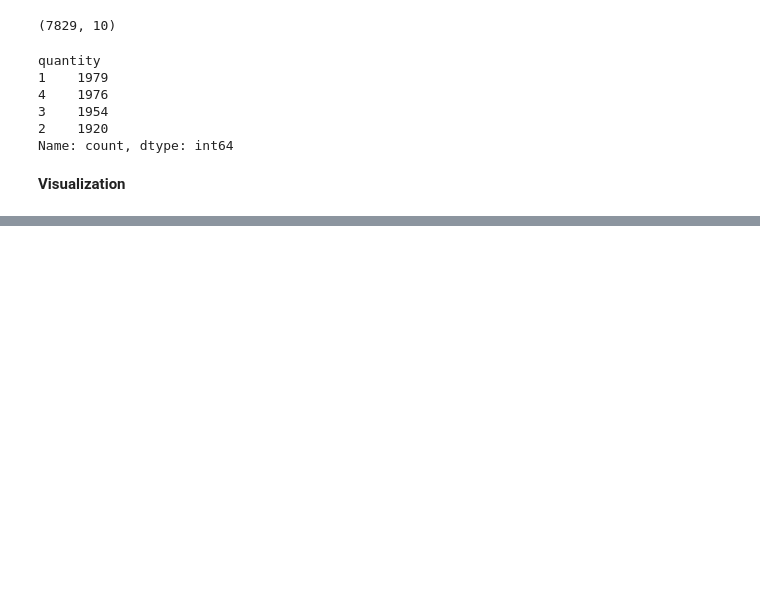
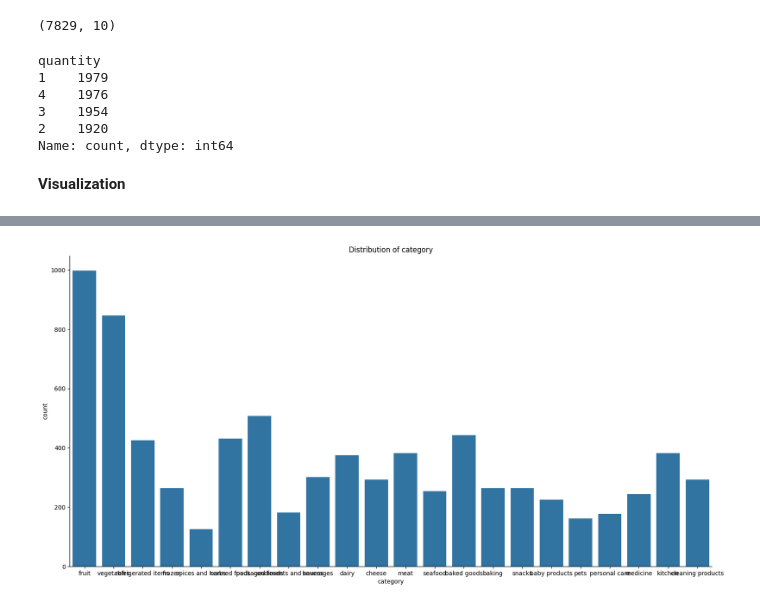
Before and after one commit to pawngithub/cognizant_project, a Jupyter notebook: Task_1.ipynb, the cells around one changed output, grey strips where cells are left out. Cells and saved outputs as stored; diff of their text form; code cells hidden in the pictures; blank space fills up the shorter version.

```diff
--- a/Task_1.ipynb
+++ b/Task_1.ipynb
@@ -155,0 +187,7 @@ def plot_continuous_distribution(df: pd.DataFrame = None, quantity: str = None,
+# %%
+def plot_categorical_distribution(data: pd.DataFrame = None, column: str = None, height: int = 8, aspect: int = 2):
+  _ = sns.catplot(data=data, x=column, kind='count', height=height, aspect=aspect).set(title=f'Distribution of {column}');
+  return
+plot_categorical_distribution(df, "category", 8, 2)
+# %% [output]
+[figure, added]
```
Also changed, not shown: parts of 6 cells of this notebook.
